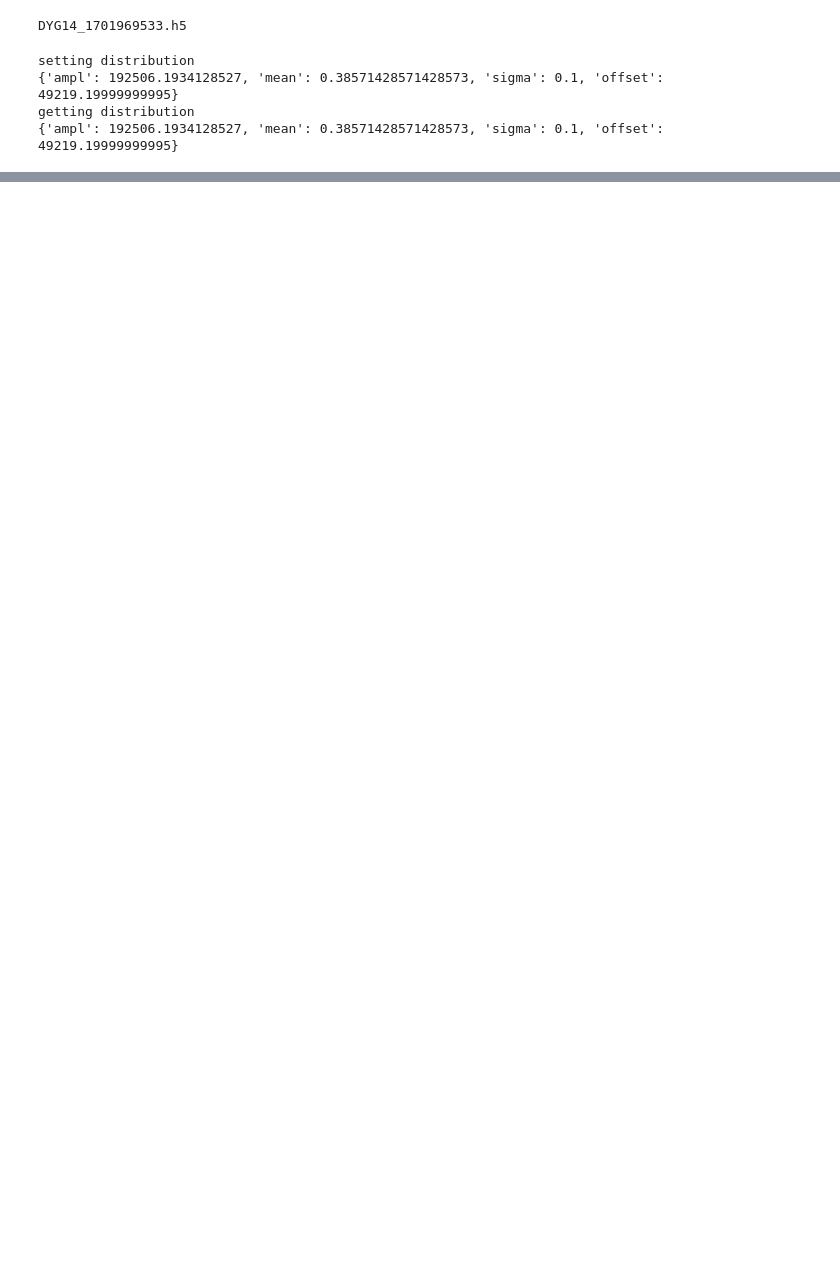
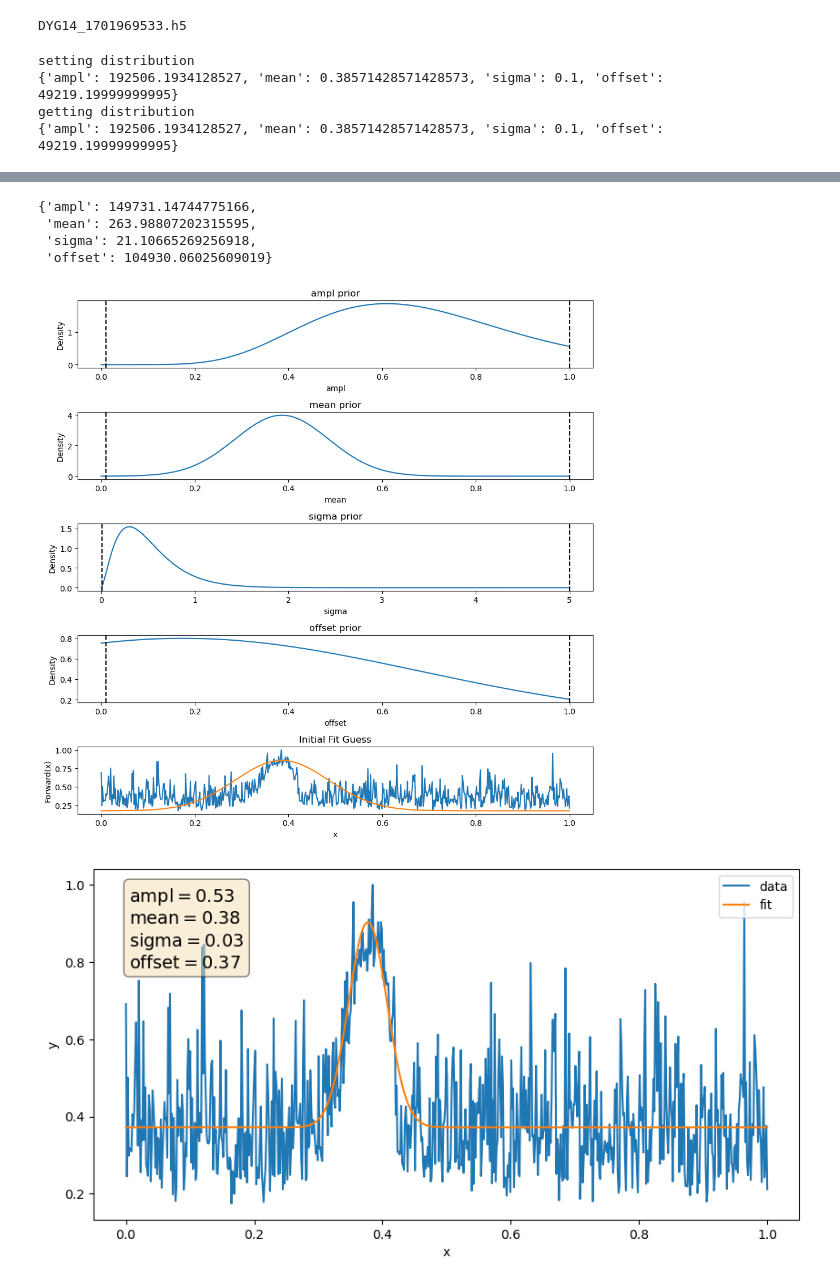
Before and after one commit to phys-cgarnier/bayesian_fitting_tools, a Jupyter notebook: projection_fit_test.ipynb, the cells around one changed output, grey strips where cells are left out. Saved outputs shown, nothing was run; the diff lists cells and outputs as text; code cells hidden in the pictures; blank space fills up the shorter version.

```diff
--- a/projection_fit_test.ipynb
+++ b/projection_fit_test.ipynb
@@ -42,5 +42,5 @@ projection_fit = ProjectionFit(distribution_data = x_proj, model = gauss)
 # %%
-projection_fit.model_setup() #initialize()
+projection_fit.fit_projection(x_proj) #initialize()
 # %% [output]
 setting distribution
 {'ampl': 0.6827700398542319, 'mean': 0.38571428571428573, 'sigma': 0.1, 'offset': 0.1745678648038225}
@@ -47,3 +56,9 @@ setting distribution
+{'ampl': 149731.14744775166,
+ 'mean': 263.98807202315595,
+ 'sigma': 21.10665269256918,
+ 'offset': 104930.06025609019}
+[figure, added]
+[figure, added]
 # %%
 projection_fit.fit_model()
 # %% [output]
```
Also changed, not shown: parts of 4 cells of this notebook, 2 other files.
